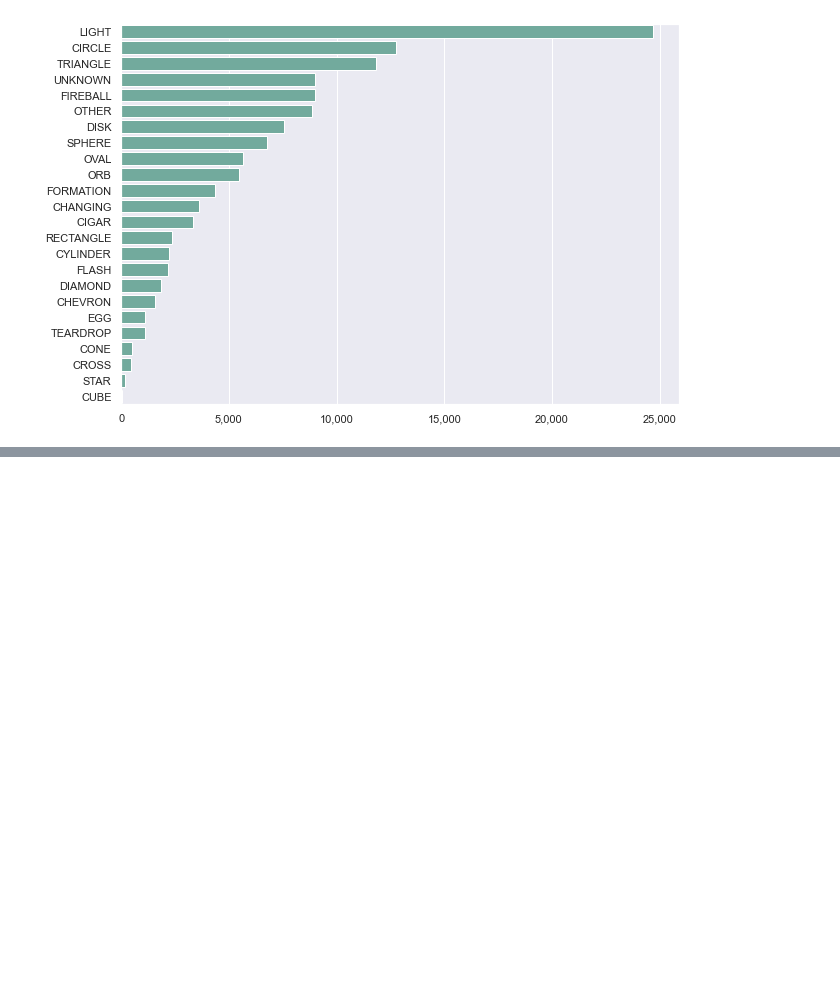
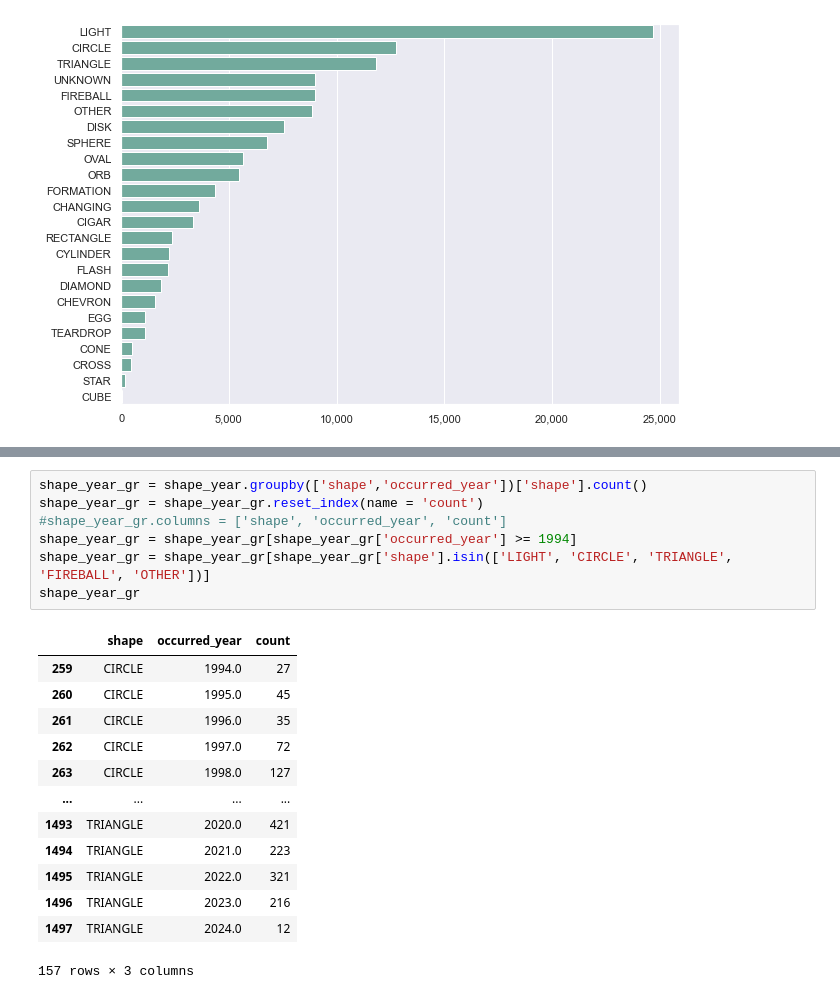
Before and after one commit to t-white-21/ufo-exploration, a Jupyter notebook: notebooks/ufo_shapes.ipynb, the cells around one changed output, grey strips where cells are left out. Drawn from its saved outputs; the diff is of its cells as text; blank space fills up the shorter version.

```diff
--- a/notebooks/ufo_shapes.ipynb
+++ b/notebooks/ufo_shapes.ipynb
@@ -148,0 +86,21 @@ Name: state, dtype: int64
+# %%
+shape_year_gr = shape_year.groupby(['shape','occurred_year'])['shape'].count()
+shape_year_gr = shape_year_gr.reset_index(name = 'count')
+#shape_year_gr.columns = ['shape', 'occurred_year', 'count']
+shape_year_gr = shape_year_gr[shape_year_gr['occurred_year'] >= 1994]
+shape_year_gr = shape_year_gr[shape_year_gr['shape'].isin(['LIGHT', 'CIRCLE', 'TRIANGLE', 'FIREBALL', 'OTHER'])]
+shape_year_gr
+# %% [output]
+|  | shape | occurred_year | count |
+| 259 | CIRCLE | 1994.0 | 27 |
+| 260 | CIRCLE | 1995.0 | 45 |
+| 261 | CIRCLE | 1996.0 | 35 |
+| 262 | CIRCLE | 1997.0 | 72 |
+| 263 | CIRCLE | 1998.0 | 127 |
+| ... | ... | ... | ... |
+| 1493 | TRIANGLE | 2020.0 | 421 |
+| 1494 | TRIANGLE | 2021.0 | 223 |
+| 1495 | TRIANGLE | 2022.0 | 321 |
+| 1496 | TRIANGLE | 2023.0 | 216 |
+| 1497 | TRIANGLE | 2024.0 | 12 |
+157 rows × 3 columns
```
Also changed, not shown: parts of 10 cells of this notebook, 1 other file.
